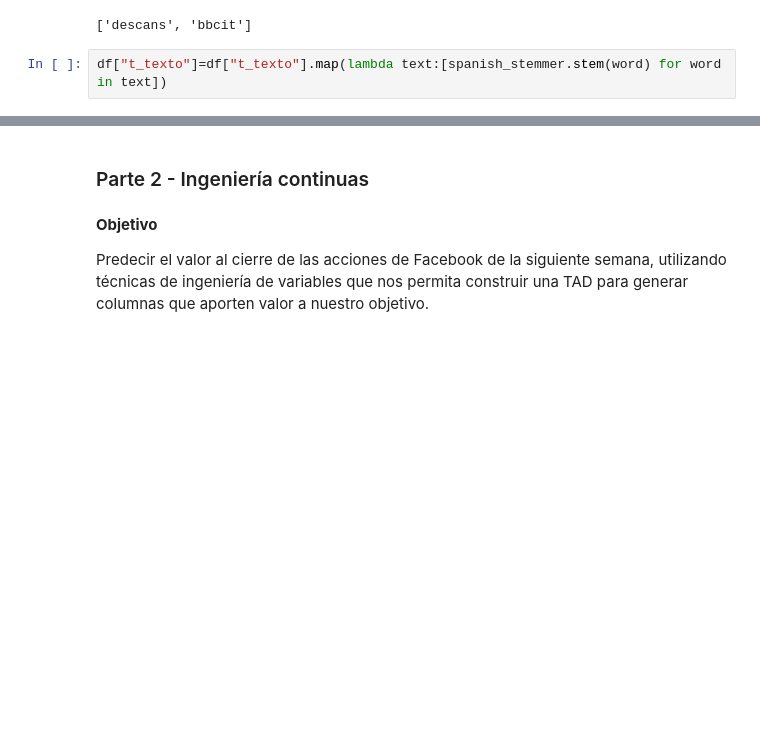
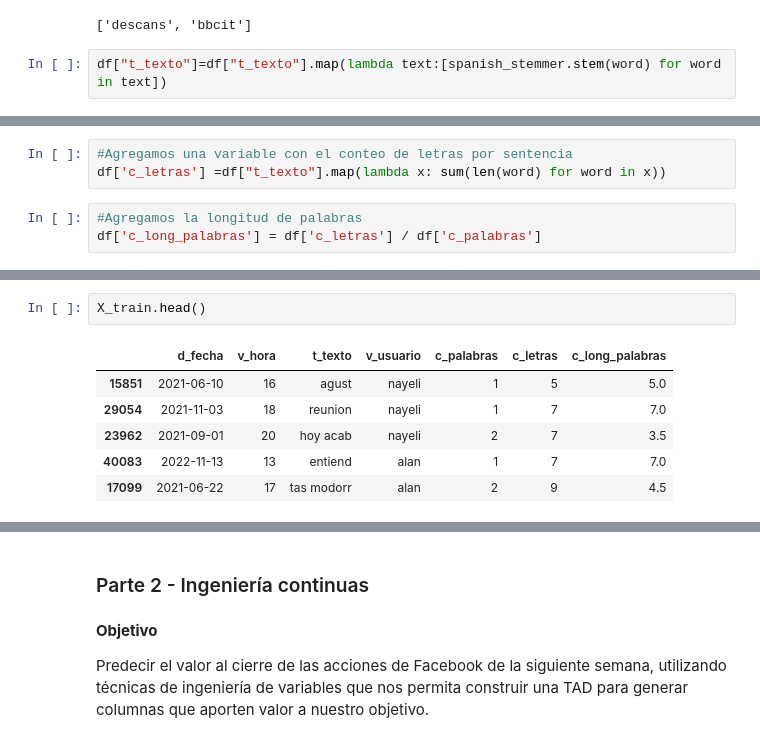
Before and after one commit to alanruizmondragon/ingenieria_de_variables, a Jupyter notebook: code/practica_2.ipynb, the cells around one changed output, grey strips where cells are left out. Drawn from its saved outputs; the diff is of its cells as text; blank space fills up the shorter version.

```diff
--- a/code/practica_2.ipynb
+++ b/code/practica_2.ipynb
@@ -448,0 +458,6 @@ df
+# %%
+#Agregamos una variable con el conteo de letras por sentencia
+df['c_letras'] =df["t_texto"].map(lambda x: sum(len(word) for word in x))
+# %%
+#Agregamos la longitud de palabras
+df['c_long_palabras'] = df['c_letras'] / df['c_palabras']
@@ -448,0 +512,9 @@ df
+# %%
+X_train.head()
+# %% [output]
+|  | d_fecha | v_hora | t_texto | v_usuario | c_palabras | c_letras | c_long_palabras |
+| 15851 | 2021-06-10 | 16 | agust | nayeli | 1 | 5 | 5.0 |
+| 29054 | 2021-11-03 | 18 | reunion | nayeli | 1 | 7 | 7.0 |
+| 23962 | 2021-09-01 | 20 | hoy acab | nayeli | 2 | 7 | 3.5 |
+| 40083 | 2022-11-13 | 13 | entiend | alan | 1 | 7 | 7.0 |
+| 17099 | 2021-06-22 | 17 | tas modorr | alan | 2 | 9 | 4.5 |
```
Also changed, not shown: parts of 34 cells of this notebook.
